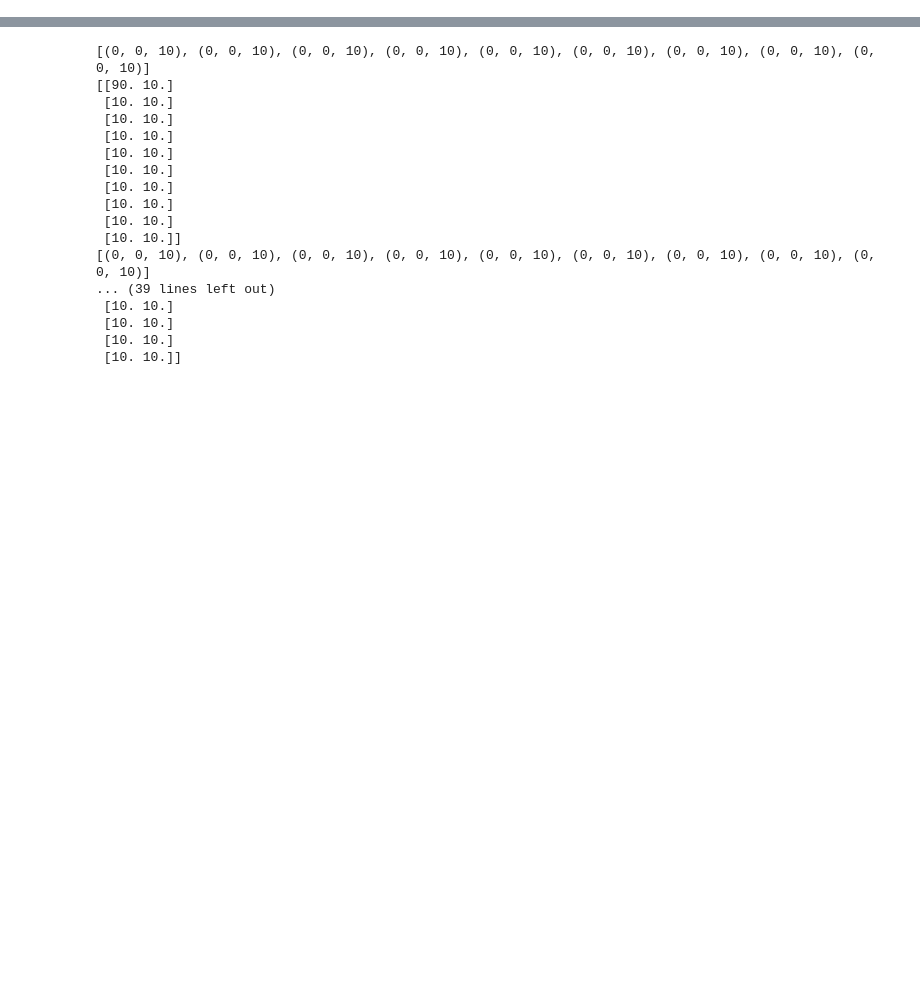
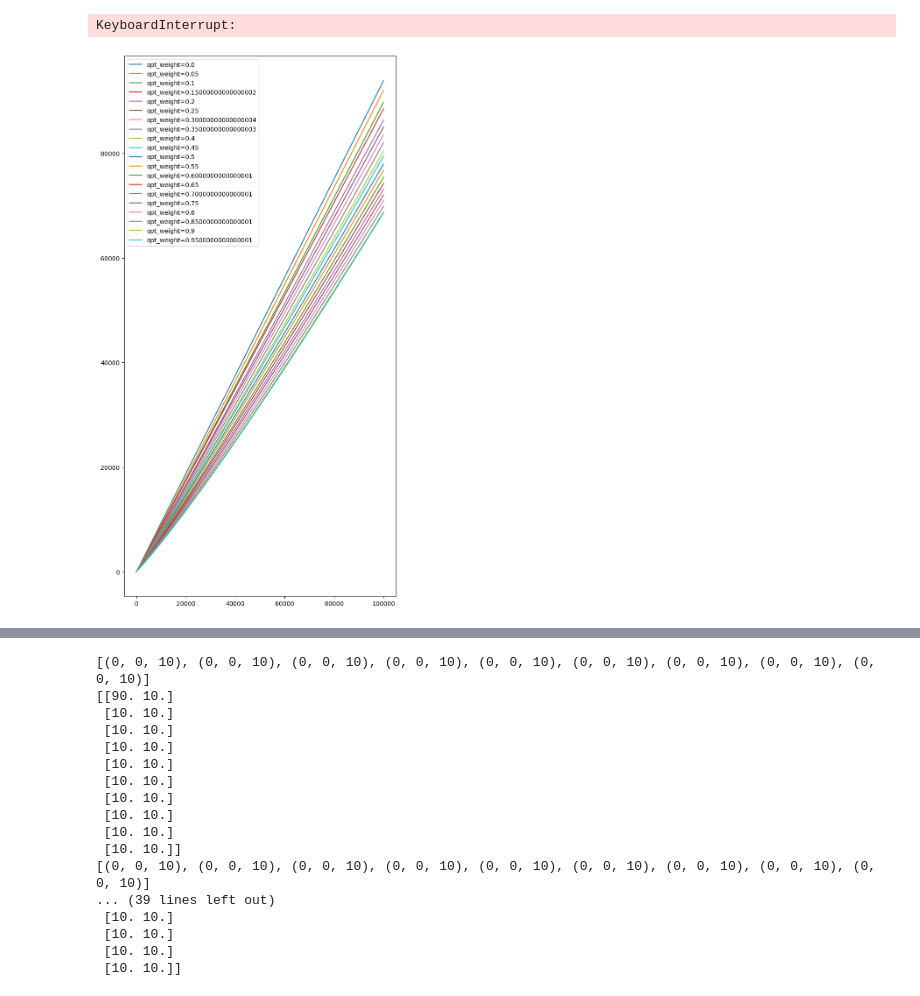
Before and after one commit to JasonJieMeng/UCBmixLCB, a Jupyter notebook: MAB.ipynb, the cells around one changed output, grey strips where cells are left out. Saved outputs shown, nothing was run; the diff lists cells and outputs as text; code cells hidden in the pictures; blank space fills up the shorter version.

```diff
--- a/MAB.ipynb
+++ b/MAB.ipynb
@@ -68,0 +112,17 @@ opt_weight = 0.5
+# %%
+num_weights = 20
+opt_weights = np.linspace(0, 1, num=num_weights)
+mix_rewards_weights = []
+for i in range(num_weights):
+    m , _, _ = mab_simulation(c=c, n_iter=n_iter, n_experiments=n_experiments, opt_weight=opt_weights[i])
+    mix_rewards_weights.append(m)
+# %% [output]
+KeyboardInterrupt:
+# %%
+plt.figure(figsize=(8, 16))
+for w in range(num_weights):
+    plt.plot(mix_rewards_weights[w], label=f'opt_weight={w * .05}')
+plt.legend()
+plt.show()
+# %% [output]
+[figure, added]
```
Also changed, not shown: parts of 9 cells of this notebook, 10 other files.
